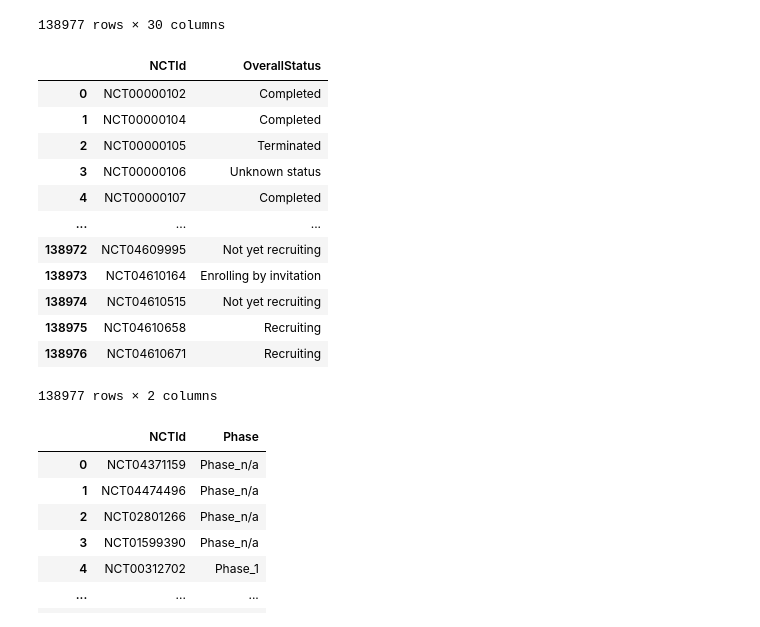
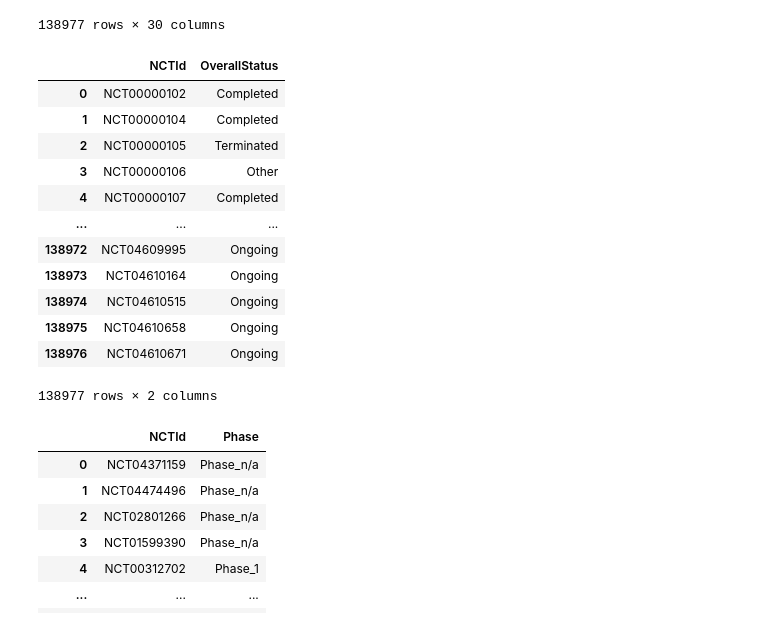
Before and after one commit to sigkarmoil/Clinical_Trial_Machine_Learning, a Jupyter notebook: Codes/Status_and_Phases_Table.ipynb, the cells around one changed output. Drawn from its saved outputs; the diff is of its cells as text; code cells hidden in the pictures.

Commit message:
update on status table

```diff
--- a/Codes/Status_and_Phases_Table.ipynb
+++ b/Codes/Status_and_Phases_Table.ipynb
@@ -41,23 +41,28 @@ def explodeTable(df_name, column_name):
 # %%
 # extract "OverallStatus" value
 status_tb = df_from_json[['NCTId', 'OverallStatus']].copy()
 status_tb = status_tb.explode('OverallStatus')
+
+status_tb = status_tb.replace({'Approved for marketing':'Completed','Unknown status':'Other','Temporarily not available': 'Other'})
+status_tb = status_tb.replace(['No longer available','Suspended', 'Withdrawn', 'Withheld'],'Terminated')
+status_tb = status_tb.replace(['Active, not recruiting', 'Available', 'Enrolling by invitation', 'Not yet recruiting', 'Recruiting'], 'Ongoing')
+
 status_tb.sort_values('NCTId', inplace=True)
 status_tb.reset_index(drop=True, inplace=True)
 status_tb
 # %% [output]
 |  | NCTId | OverallStatus |
 | 0 | NCT00000102 | Completed |
 | 1 | NCT00000104 | Completed |
 | 2 | NCT00000105 | Terminated |
-| 3 | NCT00000106 | Unknown status |
+| 3 | NCT00000106 | Other |
 | 4 | NCT00000107 | Completed |
 | ... | ... | ... |
-| 138972 | NCT04609995 | Not yet recruiting |
-| 138973 | NCT04610164 | Enrolling by invitation |
-| 138974 | NCT04610515 | Not yet recruiting |
-| 138975 | NCT04610658 | Recruiting |
-| 138976 | NCT04610671 | Recruiting |
+| 138972 | NCT04609995 | Ongoing |
+| 138973 | NCT04610164 | Ongoing |
+| 138974 | NCT04610515 | Ongoing |
+| 138975 | NCT04610658 | Ongoing |
+| 138976 | NCT04610671 | Ongoing |
 138977 rows × 2 columns
 # %%
 # extract "Phase" value
```
Also changed, not shown: parts of 1 cell of this notebook, 4 other files.
